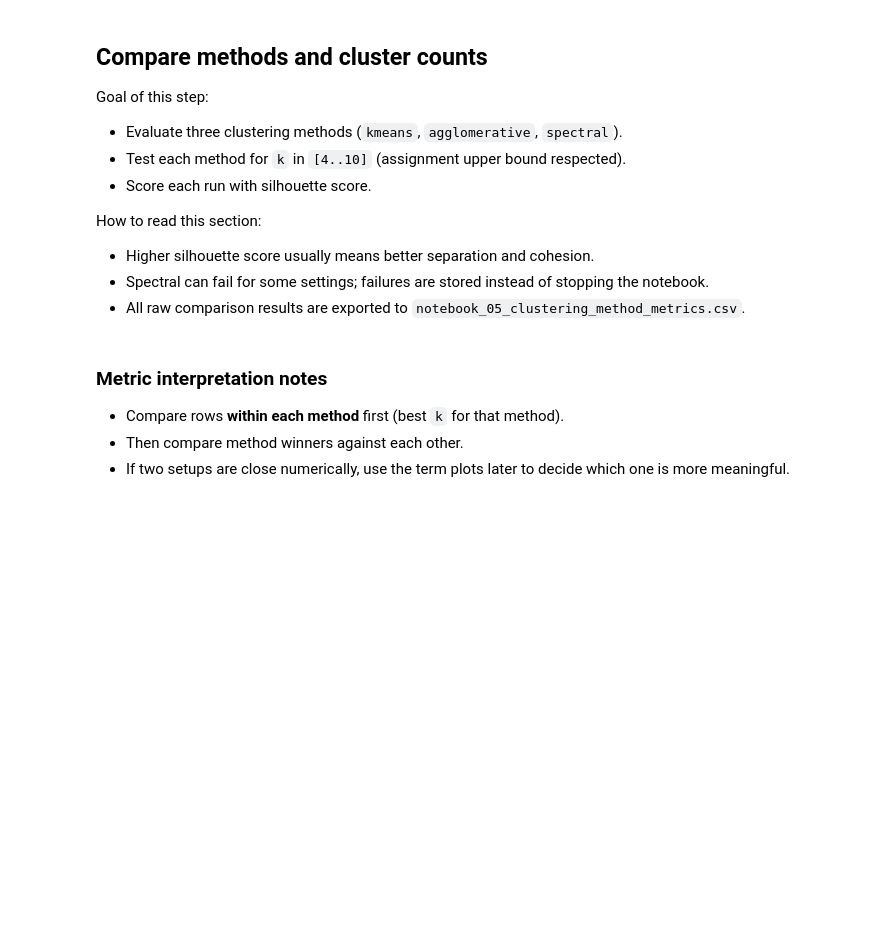
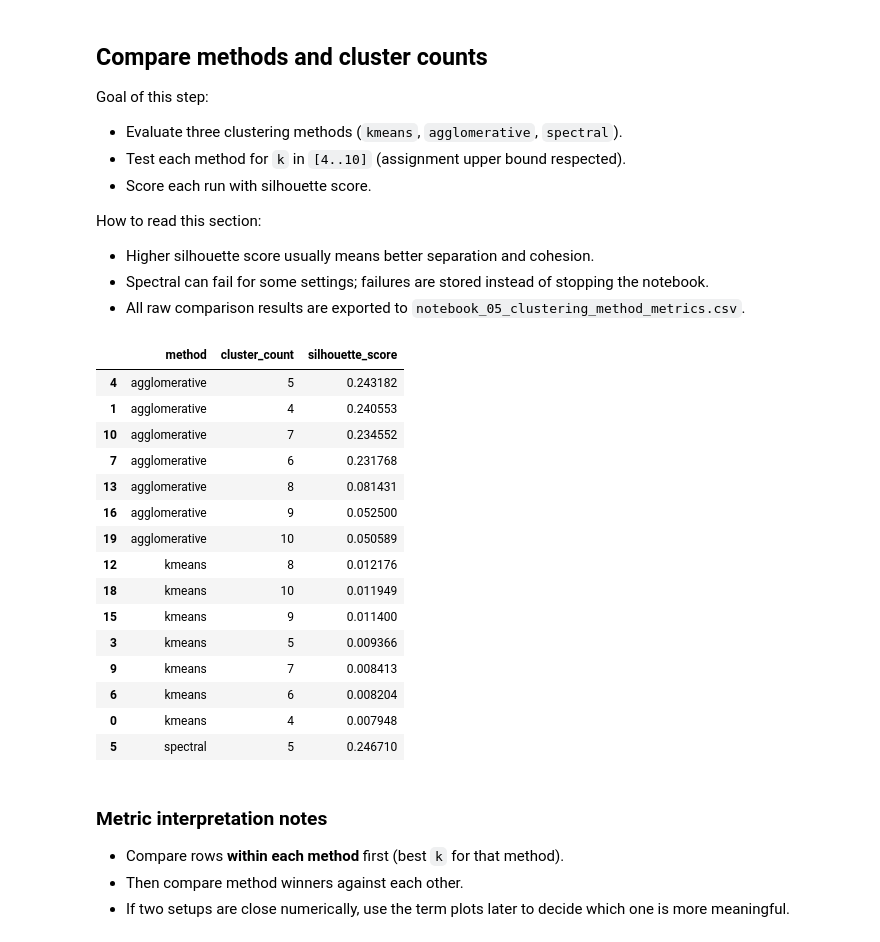
Before and after one commit to samuelvnimwegen/data-mining-anomaly-detection, a Jupyter notebook: notebooks/03_task2_clustering_methods_demo.ipynb, the cells around one changed output. Drawn from its saved outputs; the diff is of its cells as text; code cells hidden in the pictures; blank space fills up the shorter version.

```diff
--- a/notebooks/03_task2_clustering_methods_demo.ipynb
+++ b/notebooks/03_task2_clustering_methods_demo.ipynb
@@ -139,34 +141,53 @@ for cluster_count in candidate_cluster_counts:
             n_neighbors=12,
             assign_labels="kmeans",
             random_state=42,
         )
         spectral_labels = spectral_model.fit_predict(lsa_feature_matrix)
         spectral_silhouette = silhouette_score(lsa_feature_matrix, spectral_labels)
         scored_rows.append(
             {
                 "method": "spectral",
                 "cluster_count": cluster_count,
                 "silhouette_score": float(spectral_silhouette),
             }
         )
         labels_by_method_and_k[("spectral", cluster_count)] = spectral_labels
     except Exception as spectral_error:
         # Log failure details but continue notebook execution.
         scored_rows.append(
             {
                 "method": "spectral",
                 "cluster_count": cluster_count,
                 "silhouette_score": np.nan,
                 "error": str(spectral_error),
             }
         )
 
 # Sort rows for easier manual reading.
 clustering_metrics_data_frame = pd.DataFrame(scored_rows).sort_values(
     ["method", "silhouette_score"], ascending=[True, False]
 )
-clustering_metrics_data_frame.to_csv(results_data_directory_path / "notebook_05_clustering_method_metrics.csv", index=False)
+clustering_metrics_data_frame.to_csv(
+    results_data_directory_path / "notebook_05_clustering_method_metrics.csv", index=False
+)
 clustering_metrics_data_frame.head(15)
+# %% [output]
+|  | method | cluster_count | silhouette_score |
+| 4 | agglomerative | 5 | 0.243182 |
+| 1 | agglomerative | 4 | 0.240553 |
+| 10 | agglomerative | 7 | 0.234552 |
+| 7 | agglomerative | 6 | 0.231768 |
+| 13 | agglomerative | 8 | 0.081431 |
+| 16 | agglomerative | 9 | 0.052500 |
+| 19 | agglomerative | 10 | 0.050589 |
+| 12 | kmeans | 8 | 0.012176 |
+| 18 | kmeans | 10 | 0.011949 |
+| 15 | kmeans | 9 | 0.011400 |
+| 3 | kmeans | 5 | 0.009366 |
+| 9 | kmeans | 7 | 0.008413 |
+| 6 | kmeans | 6 | 0.008204 |
+| 0 | kmeans | 4 | 0.007948 |
+| 5 | spectral | 5 | 0.246710 |
 # %% [markdown]
 ### Metric interpretation notes
 
```
Also changed, not shown: parts of 5 cells of this notebook, 42 other files.
